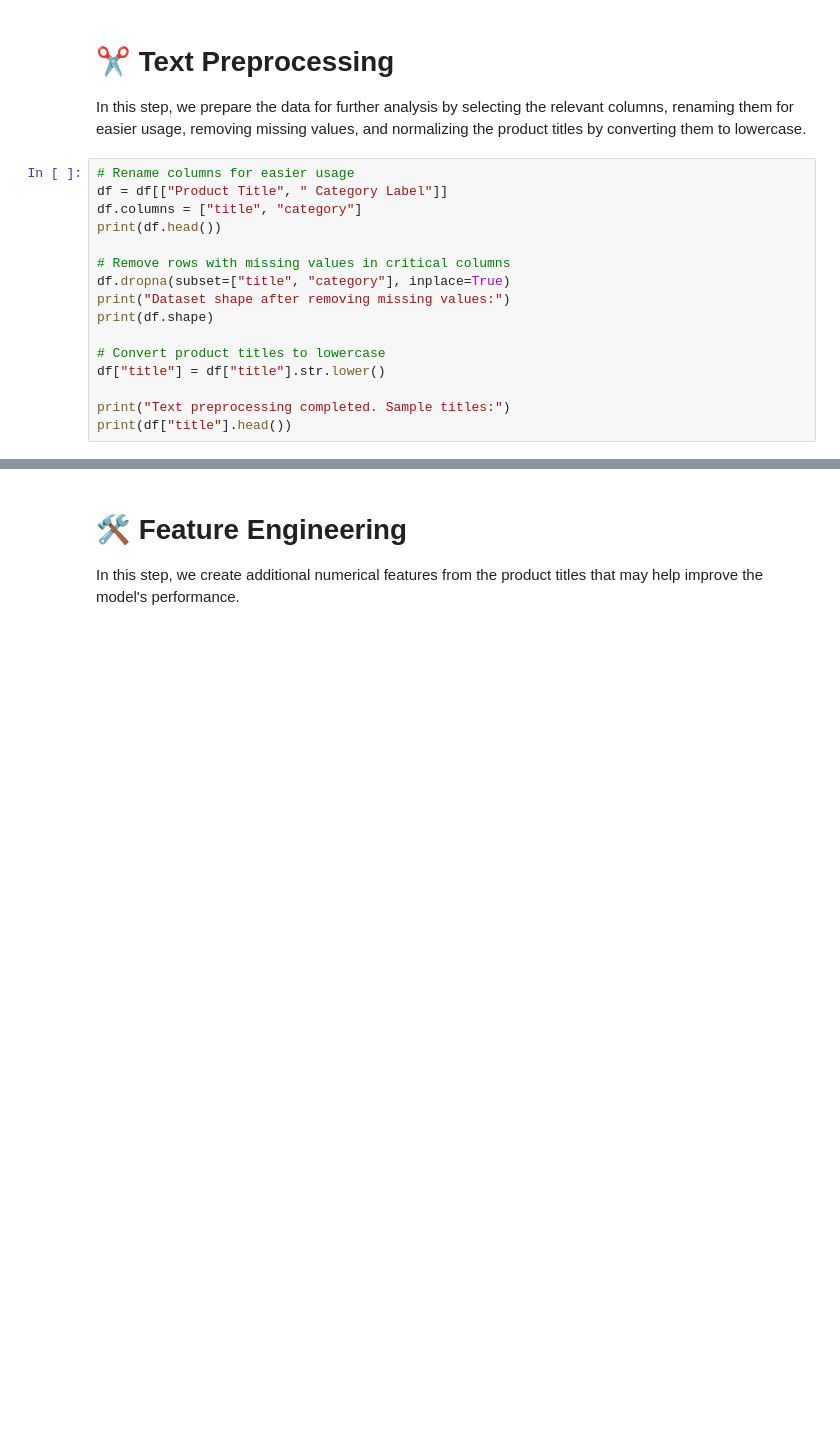
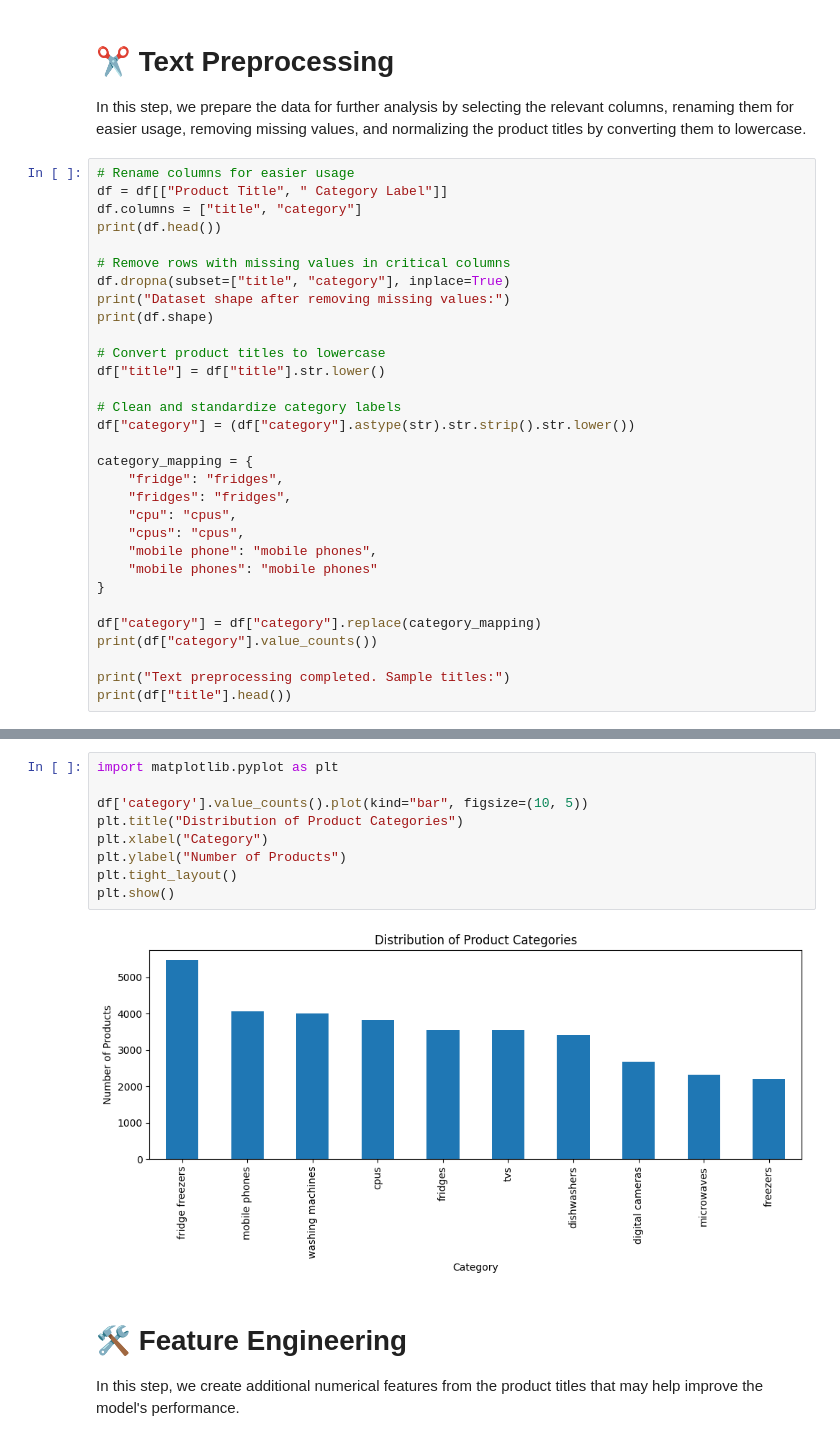
Before and after one commit to JelenaA14/ml-product-category-predict-project, a Jupyter notebook: notebook/product_category_analysis.ipynb, the cells around one changed output, grey strips where cells are left out. Saved outputs shown, nothing was run; the diff lists cells and outputs as text; blank space fills up the shorter version.

Commit message:
Visualization added

```diff
--- a/notebook/product_category_analysis.ipynb
+++ b/notebook/product_category_analysis.ipynb
@@ -99,6 +99,21 @@ print(df.shape)
 # Convert product titles to lowercase
 df["title"] = df["title"].str.lower()
 
+# Clean and standardize category labels
+df["category"] = (df["category"].astype(str).str.strip().str.lower())
+
+category_mapping = {
+    "fridge": "fridges",
+    "fridges": "fridges",
+    "cpu": "cpus",
+    "cpus": "cpus",
+    "mobile phone": "mobile phones",
+    "mobile phones": "mobile phones"
+}
+
+df["category"] = df["category"].replace(category_mapping)
+print(df["category"].value_counts())
+
 print("Text preprocessing completed. Sample titles:")
 print(df["title"].head())
 # %% [output]
@@ -120,3 +142,14 @@ Name: title, dtype: object
+# %%
+import matplotlib.pyplot as plt
+
+df['category'].value_counts().plot(kind="bar", figsize=(10, 5))
+plt.title("Distribution of Product Categories")
+plt.xlabel("Category")
+plt.ylabel("Number of Products")
+plt.tight_layout()
+plt.show()
+# %% [output]
+[figure, added]
 # %% [markdown]
 # 🛠️ Feature Engineering
 
```
Also changed, not shown: parts of 4 cells of this notebook.
